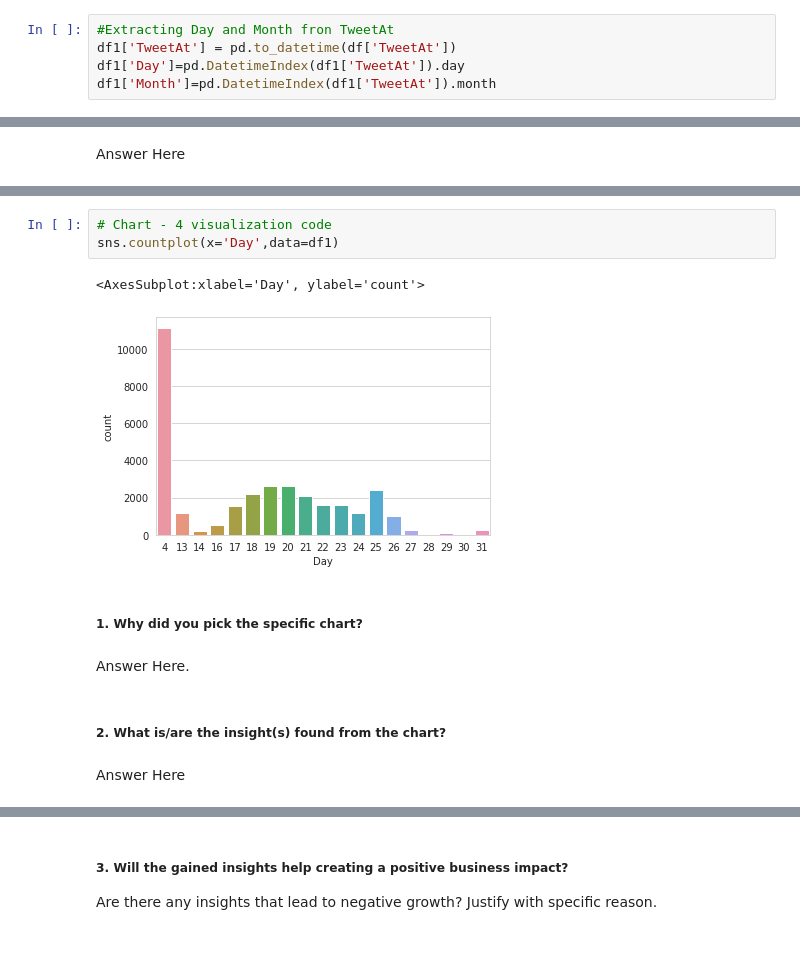
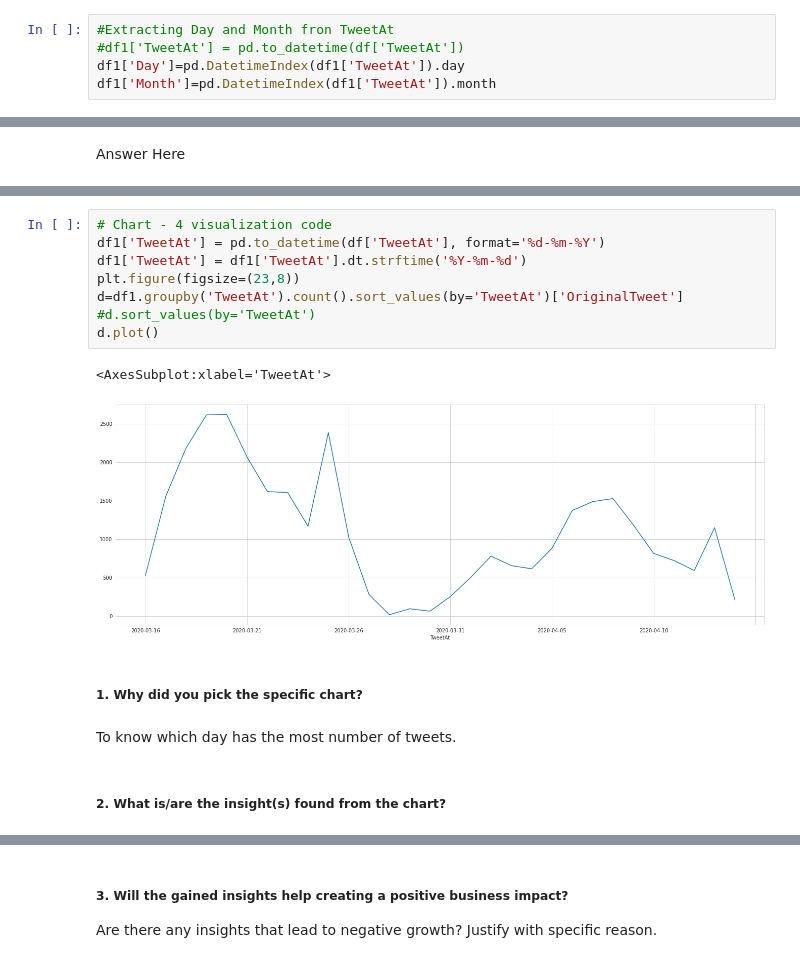
Before and after one commit to Jeetesh-KumarM/CAPSTONE-PROJECT-3-CLASSIFICATION, a Jupyter notebook: Coronavirus_Tweet_Sentiment_Analysis.ipynb, the cells around one changed output, grey strips where cells are left out. Cells and saved outputs as stored; diff of their text form.

```diff
--- a/Coronavirus_Tweet_Sentiment_Analysis.ipynb
+++ b/Coronavirus_Tweet_Sentiment_Analysis.ipynb
@@ -244,7 +244,7 @@ df1.shape
 Original dataset had 41157 columns now it has 32567 columns after dropping the null values.
 # %%
 #Extracting Day and Month fron TweetAt
-df1['TweetAt'] = pd.to_datetime(df['TweetAt'])
+#df1['TweetAt'] = pd.to_datetime(df['TweetAt'])
 df1['Day']=pd.DatetimeIndex(df1['TweetAt']).day
 df1['Month']=pd.DatetimeIndex(df1['TweetAt']).month
 # %%
@@ -356,14 +352,17 @@ Name: UserName, Length: 32567, dtype: int64
-# %%
-# Chart - 4 visualization code
-sns.countplot(x='Day',data=df1)
-# %% [output]
-<AxesSubplot:xlabel='Day', ylabel='count'>
-[figure, removed]
+# %%
+# Chart - 4 visualization code
+df1['TweetAt'] = pd.to_datetime(df['TweetAt'], format='%d-%m-%Y')
+df1['TweetAt'] = df1['TweetAt'].dt.strftime('%Y-%m-%d')
+plt.figure(figsize=(23,8))
+d=df1.groupby('TweetAt').count().sort_values(by='TweetAt')['OriginalTweet']
+#d.sort_values(by='TweetAt')
+d.plot()
+# %% [output]
+<AxesSubplot:xlabel='TweetAt'>
+[figure, added]
 # %% [markdown]
 ##### 1. Why did you pick the specific chart?
-# %% [markdown]
-Answer Here.
+# %% [markdown]
+To know which day has the most number of tweets.
 # %% [markdown]
 ##### 2. What is/are the insight(s) found from the chart?
-# %% [markdown]
-Answer Here
```
Also changed, not shown: parts of 10 cells of this notebook.
